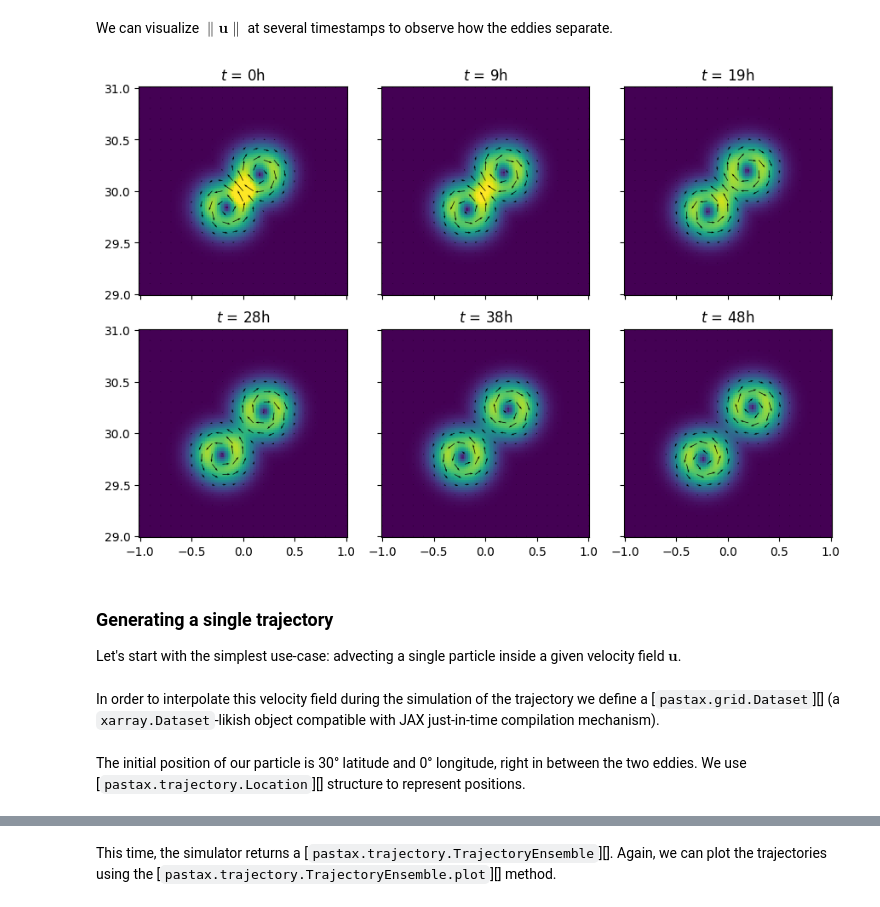
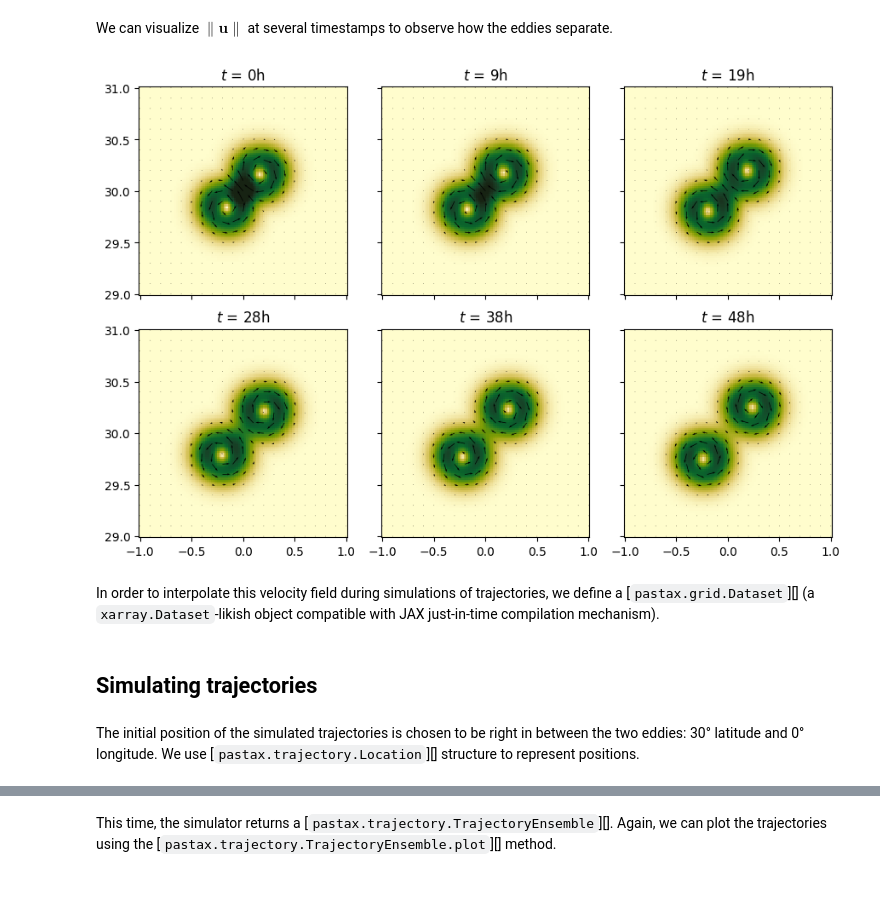
Before and after one commit to vadmbertr/pastax, a Jupyter notebook: docs/demo.ipynb, the cells around one changed output, grey strips where cells are left out. Cells and saved outputs as stored; diff of their text form; code cells hidden in the pictures.

```diff
--- a/docs/demo.ipynb
+++ b/docs/demo.ipynb
@@ -68,44 +68,41 @@ v = v.at[:, :, -1].set(v[:, :, -2])
 # %% [markdown]
 We can visualize $\| \mathbf{u} \|$ at several timestamps to observe how the eddies separate.
 # %%
+import cmocean.cm as cmo
 import matplotlib.pyplot as plt
 
 
 fig, axes = plt.subplots(2, 3, sharex=True, sharey=True, figsize=(9, 6))
 axes = axes.flatten()
 
 for ax_i, uv_i in zip(range(axes.size), jnp.linspace(0, nt - 1, axes.size).astype(int)):
     ax = axes[ax_i]
 
     im = ax.pcolormesh(
         lon, lat,
         jnp.sqrt(u[uv_i]**2 + v[uv_i]**2),
         vmax=2.75, vmin=0,
-        cmap="viridis"
+        cmap=cmo.speed
     )
     ax.quiver(
         lon[::5], lat[::5],
         u[uv_i][::5, ::5], v[uv_i][::5, ::5],
         scale=50
     )
     ax.set_title(f"$t$ = {ts[uv_i] / 60 / 60:.0f}h")
 
     ax.set_aspect("equal")
 
     if ax_i < 3:
         ax.tick_params(bottom=True, labelbottom=False, top=False, labeltop=False)
     else:
         ax.tick_params(bottom=True, labelbottom=True, top=False, labeltop=False)
 
 fig.tight_layout()
 # %% [output]
-[figure, old version]
+[figure, new version]
-# %% [markdown]
-### Generating a single trajectory
-
-Let's start with the simplest use-case: advecting a single particle inside a given velocity field $\mathbf{u}$.
 # %% [markdown]
-In order to interpolate this velocity field during the simulation of the trajectory we define a [`pastax.grid.Dataset`][] (a `xarray.Dataset`-likish object compatible with JAX just-in-time compilation mechanism).
+In order to interpolate this velocity field during simulations of trajectories, we define a [`pastax.grid.Dataset`][] (a `xarray.Dataset`-likish object compatible with JAX just-in-time compilation mechanism).
 # %%
 from pastax.grid import Dataset
 
@@ -114,8 +111,10 @@ two_eddies_ds = Dataset.from_arrays(
     variables={"u": u, "v": v},  # the fields
     time=ts, latitude=lat, longitude=lon,  # the coordinates
 )
+# %% [markdown]
+## Simulating trajectories
 # %% [markdown]
-The initial position of our particle is 30° latitude and 0° longitude, right in between the two eddies.
+The initial position of the simulated trajectories is chosen to be right in between the two eddies: 30° latitude and 0° longitude.
 We use [`pastax.trajectory.Location`][] structure to represent positions.
 # %%
 from pastax.trajectory import Location
```
Also changed, not shown: parts of 51 cells of this notebook, 5 other files.
